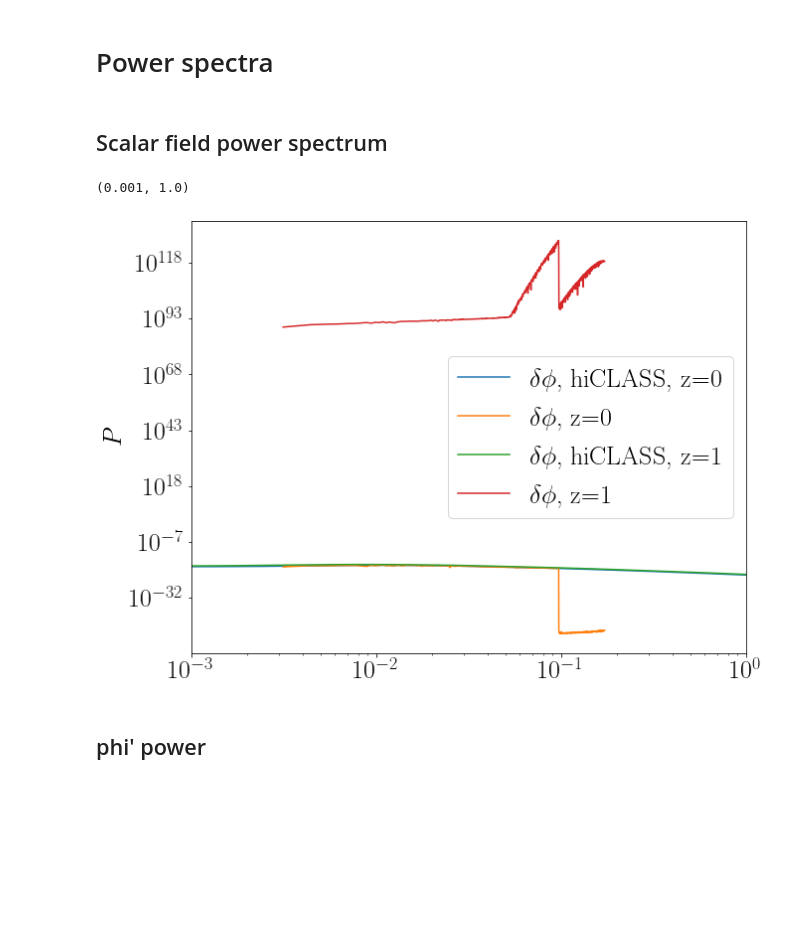
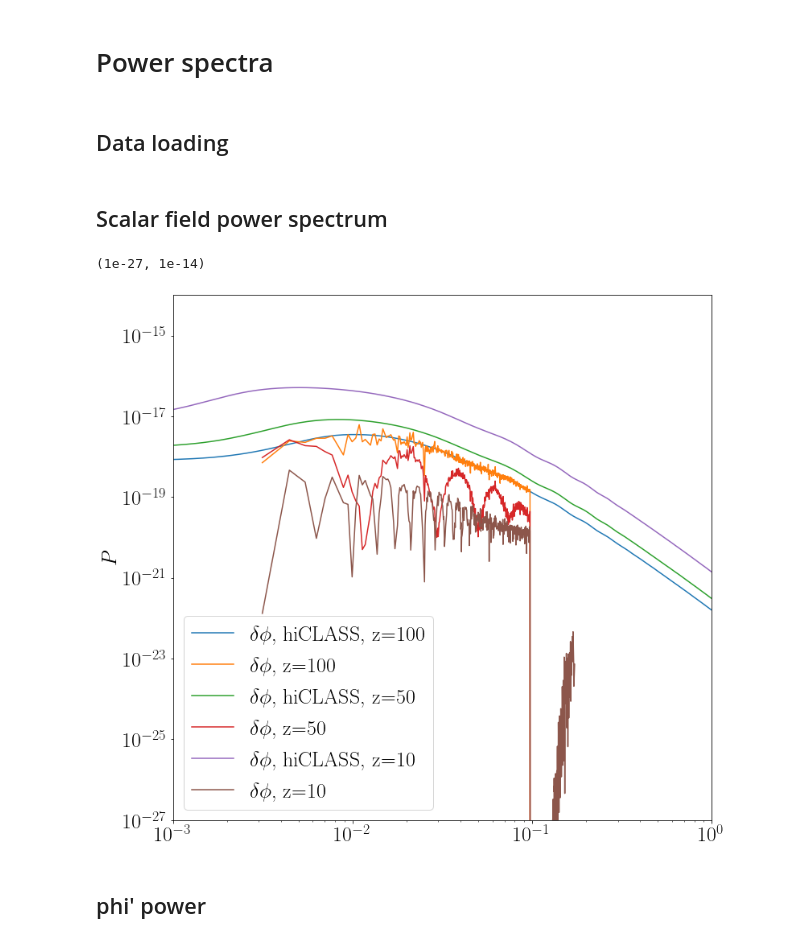
Before and after one commit to FarbodHassani/EQevolution, a Jupyter notebook: Notebook/Quintessence.ipynb, the cells around one changed output. Drawn from its saved outputs; the diff is of its cells as text; code cells hidden in the pictures; blank space fills up the shorter version.

```diff
--- a/Notebook/Quintessence.ipynb
+++ b/Notebook/Quintessence.ipynb
@@ -16,11 +16,11 @@ text_size=26
 fig_size_x=24
 fig_size_y=14
 
-z=[100,50 ];
+redshifts=[100 , 50 , 10 ,1, 0 ];
 gev_pi = [];
 gev_V_pi =[];
 class_tk = [];
-for i in range(np.shape(z)[0]):
+for i in range(np.shape(redshifts)[0]):
     gev_pi.append(np.loadtxt("./../output/lcdm_pk00"+str(i)+"_pi.dat"))
     gev_V_pi.append(np.loadtxt("./../output/lcdm_pk00"+str(i)+"_V_pi.dat"))
 for i in range(3):
@@ -204,2 +205,4 @@ plt.xlim(1,100)
 # %% [markdown]
 # Power spectra
+# %% [markdown]
+## Data loading
@@ -212,46 +223,46 @@ font = {'family' : 'normal',
         'size'   : text_size}
 
 matplotlib.rc('font', **font)
-plt.figure(figsize=(10,8))
+plt.figure(figsize=(12,12))
 
 #########
 ## scalar_field
 #########
 
 Hconf = interpolate.interp1d((1./gev_bg[:,2]) -1.,gev_bg[:,3]*H0)
 scalar = interpolate.interp1d((1./gev_bg[:,2]) -1.,gev_bg[:,4])
 scalar_p = interpolate.interp1d((1./gev_bg[:,2]) -1.,gev_bg[:,5])
 scalar_pp = interpolate.interp1d((1./gev_bg[:,2]) -1.,gev_bg[:,6])
 
 
 a_hiclass = 1./(1.+bg[:,0])
 Hconf_hiclass = interpolate.interp1d(bg[:,0] ,bg[:,3] * a_hiclass  )
 
 
 
 
 ###### hiclass results:
-for i in range(2):
+for i in range(3):
     alpha = (class_tk[i][:,11] + 6.0 *class_tk[i][:,13] )/(2.*k_q*k_q);
     Vx = class_tk[i][:,5]
     Vx = Vx + alpha; # gauge transfomration
     scalar_field = Vx * Hconf_hiclass(0) * scalar_p(zini)/(1./(1+zini))
-    plt.plot(class_tk[i][:,0], (scalar_field)**2* Normlization , label = "$\delta \phi$, hiCLASS, z="+str(i))
+    plt.plot(class_tk[i][:,0], (scalar_field)**2* Normlization , label = "$\delta \phi$, hiCLASS, z="+str(redshifts[i]))
 
 #     plt.plot(k_q,pi_p**2 * Normlization/k_q**3/(2*np.pi),label = "$VX'$, z="+str(i))
 
 #     plt.plot(gev_pi[0][:,0],gev_pi[0][:,1],label = "$VX$, z="+str(i))
-    plt.plot(gev_V_pi[i][:,0],gev_pi[i][:,1],label = "$\delta \phi$, z="+str(i))
+    plt.plot(gev_V_pi[i][:,0],gev_pi[i][:,1],label = "$\delta \phi$, z="+str(redshifts[i]))
 
 plt.legend()
 plt.ylabel(r"$P$")
 plt.xscale('log')
 plt.yscale('log')
 plt.xlim(1.e-3,1.e0)
-# plt.ylim(1.e-21,1.e-14)
+plt.ylim(1.e-27,1.e-14)
 # %% [output]
-(0.001, 1.0)
+(1e-27, 1e-14)
-[figure, old version]
+[figure, new version]
 # %% [markdown]
 ## phi' power
 # %%
```
Also changed, not shown: parts of 5 cells of this notebook, 3 other files.
